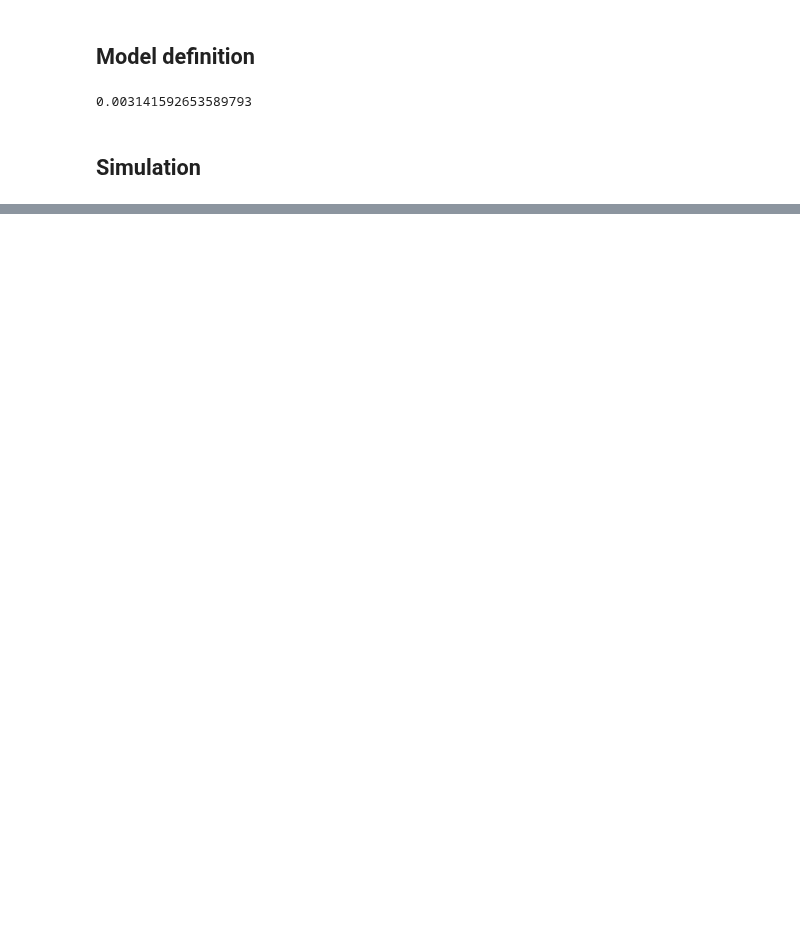
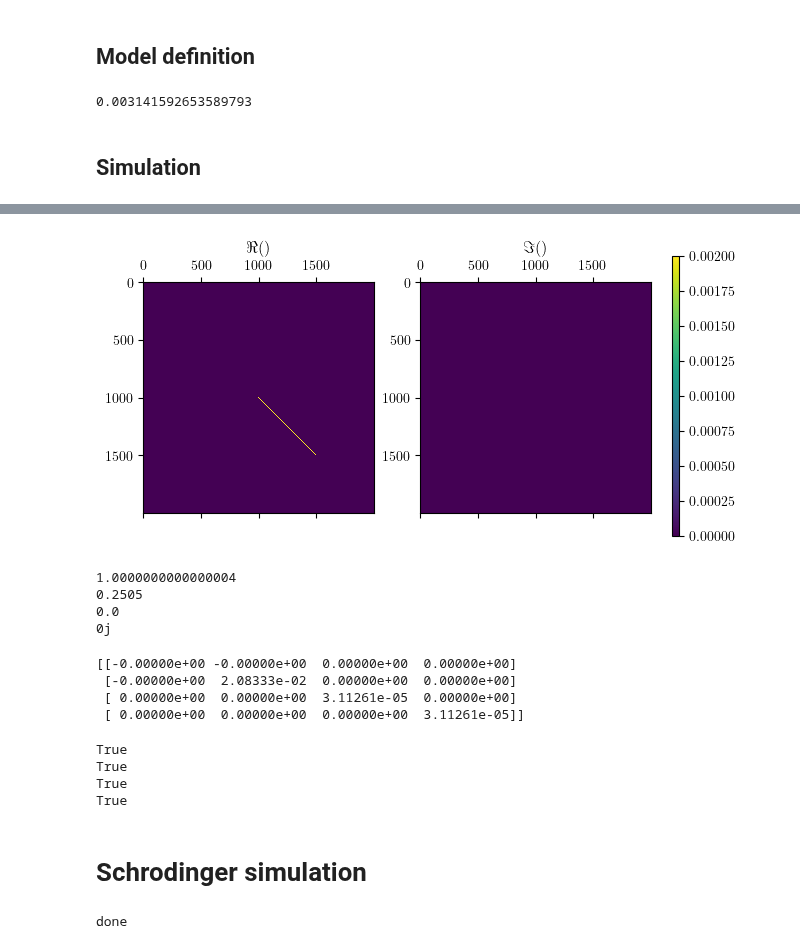
Before and after one commit to tommygrigo/Time_ordered_expansion, a Jupyter notebook: src/highly_non_markovian_model.ipynb, the cells around one changed output, grey strips where cells are left out. Drawn from its saved outputs; the diff is of its cells as text; code cells hidden in the pictures; blank space fills up the shorter version.

```diff
--- a/src/highly_non_markovian_model.ipynb
+++ b/src/highly_non_markovian_model.ipynb
@@ -104,0 +94,38 @@ AttributeError: 'int' object has no attribute 'H'
+# %%
+rhoS_0 = ketbra(1,1,2)
+rhoE_0 = np.zeros([N,N])
+rhoE_0[:N1,:N1] = np.eye(N1)/N1
+plot_matrix(np.kron(rhoS_0,rhoE_0))
+# %% [output]
+[figure, added]
+# %%
+for E in Es:
+    print(np.trace(rhoE_0@E))
+# %% [output]
+1.0000000000000004
+0.2505
+0.0
+0j
+# %%
+chi = np.zeros([len(Es),len(Es)])
+for j in range(len(Es)):
+    for k in range(len(Es)):
+        chi[j,k] = np.real(np.trace(Es[j]@rhoE_0@Es[k]) - np.trace(Es[j]@rhoE_0)*np.trace(Es[k]@rhoE_0))
+
+print(np.round(chi, decimals=12))
+#print(np.round(np.linalg.eigvals(chi),decimals=12))
+# %% [output]
+[[-0.00000e+00 -0.00000e+00  0.00000e+00  0.00000e+00]
+ [-0.00000e+00  2.08333e-02  0.00000e+00  0.00000e+00]
+ [ 0.00000e+00  0.00000e+00  3.11261e-05  0.00000e+00]
+ [ 0.00000e+00  0.00000e+00  0.00000e+00  3.11261e-05]]
+# %%
+for E in Es:
+    print(np.all(np.round(E-E.H,decimals=12)==0))
+# %% [output]
+True
+True
+True
+True
+# %% [markdown]
+# Schrodinger simulation
@@ -104,0 +207,20 @@ AttributeError: 'int' object has no attribute 'H'
+# %%
+Lc_D = Lindblad_to_matrix(Z()*0,[S2])
+
+
+def fun(t,x):
+    xdot = t*chi[2,2]* Lc_D  @ x
+    return xdot
+
+result = sp.integrate.solve_ivp(fun,[0,(Nt+1)*dt], vec(ketbra(1,1,2)).reshape([4,]), t_eval=ts)
+
+print('done')
+
+rho_Ss = []
+for j in range(result.y.shape[1]):
+    rho_Ss.append(unvec(result.y[:,j].reshape([4,])))
+rho_Ss = np.array(rho_Ss)
+
+ys = np.real(np.trace(rho_Ss@ketbra(1,1,2),axis1=1,axis2=2))
+# %% [output]
+done
```
Also changed, not shown: parts of 16 cells of this notebook, 17 other files.
